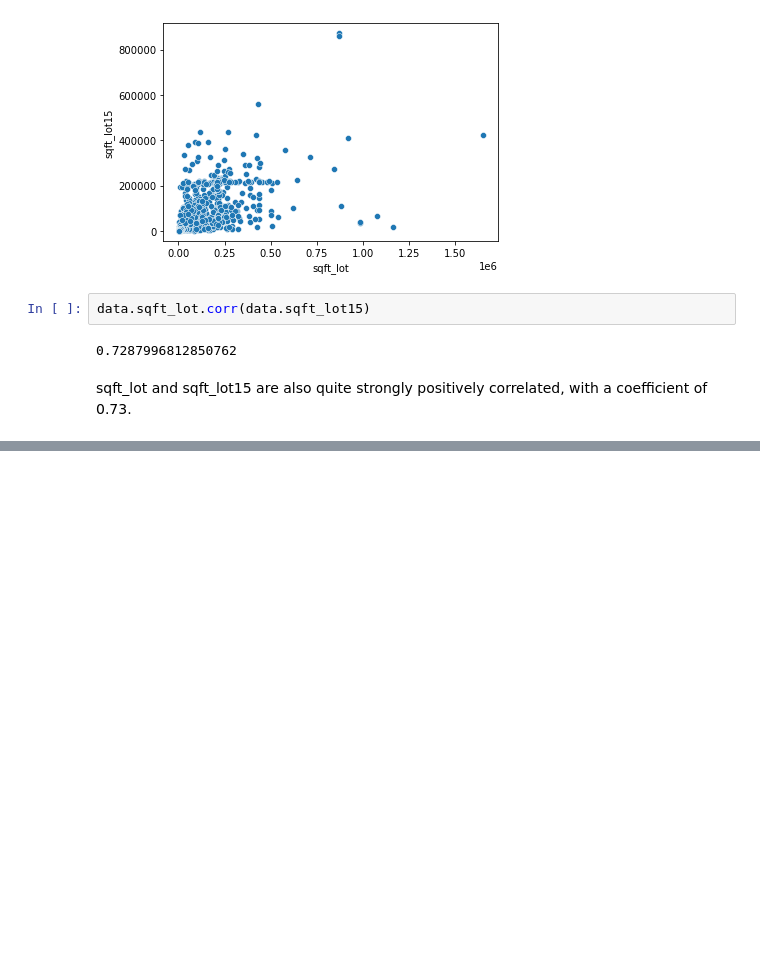
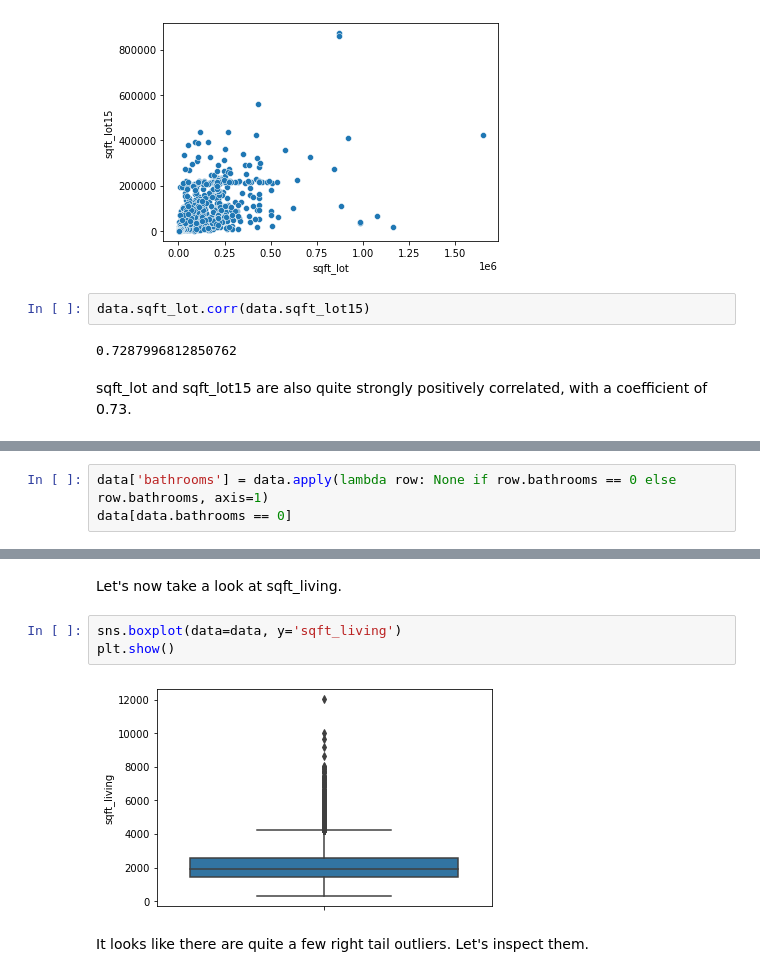
Before and after one commit to andrewabeles/seattle_home_sales, a Jupyter notebook: eda.ipynb, the cells around one changed output, grey strips where cells are left out. Cells and saved outputs as stored; diff of their text form; blank space fills up the shorter version.

```diff
--- a/eda.ipynb
+++ b/eda.ipynb
@@ -86,0 +241,3 @@ sqft_lot and sqft_lot15 are also quite strongly positively correlated, with a co
+# %%
+data['bathrooms'] = data.apply(lambda row: None if row.bathrooms == 0 else row.bathrooms, axis=1)
+data[data.bathrooms == 0]
@@ -86,0 +247,9 @@ sqft_lot and sqft_lot15 are also quite strongly positively correlated, with a co
+# %% [markdown]
+Let's now take a look at sqft_living.
+# %%
+sns.boxplot(data=data, y='sqft_living')
+plt.show()
+# %% [output]
+[figure, added]
+# %% [markdown]
+It looks like there are quite a few right tail outliers. Let's inspect them.
```
Also changed, not shown: parts of 31 cells of this notebook.
